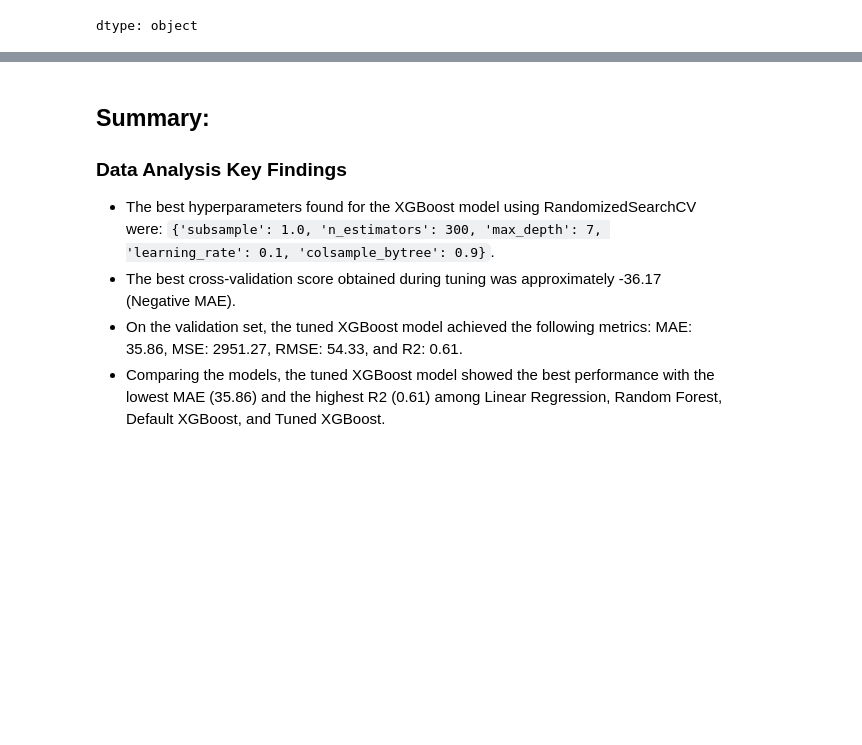
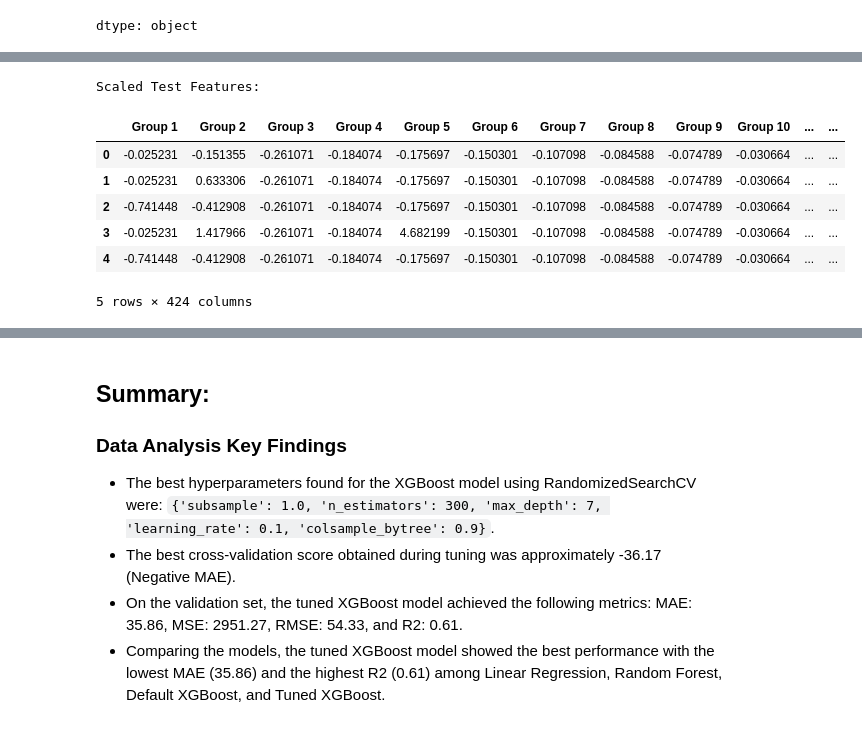
Before and after one commit to Eugeny13/Thermophysical-Property-Melting-Point, a Jupyter notebook: Thermophysical_Property.ipynb, the cells around one changed output, grey strips where cells are left out. Cells and saved outputs as stored; diff of their text form; code cells hidden in the pictures; blank space fills up the shorter version.

```diff
--- a/Thermophysical_Property.ipynb
+++ b/Thermophysical_Property.ipynb
@@ -1294,0 +1317,16 @@ dtype: object
+# %%
+# Scale the test features using the fitted scaler
+test_features_scaled = scaler.transform(test_features)
+
+# Display the first few rows of the scaled test features
+print("Scaled Test Features:")
+display(pd.DataFrame(test_features_scaled, columns=test_features.columns).head())
+# %% [output]
+Scaled Test Features:
+|  | Group 1 | Group 2 | Group 3 | Group 4 | Group 5 | Group 6 | Group 7 | Group 8 | Group 9 | Group 10 | ... | ... |
+| 0 | -0.025231 | -0.151355 | -0.261071 | -0.184074 | -0.175697 | -0.150301 | -0.107098 | -0.084588 | -0.074789 | -0.030664 | ... | ... |
+| 1 | -0.025231 | 0.633306 | -0.261071 | -0.184074 | -0.175697 | -0.150301 | -0.107098 | -0.084588 | -0.074789 | -0.030664 | ... | ... |
+| 2 | -0.741448 | -0.412908 | -0.261071 | -0.184074 | -0.175697 | -0.150301 | -0.107098 | -0.084588 | -0.074789 | -0.030664 | ... | ... |
+| 3 | -0.025231 | 1.417966 | -0.261071 | -0.184074 | 4.682199 | -0.150301 | -0.107098 | -0.084588 | -0.074789 | -0.030664 | ... | ... |
+| 4 | -0.741448 | -0.412908 | -0.261071 | -0.184074 | -0.175697 | -0.150301 | -0.107098 | -0.084588 | -0.074789 | -0.030664 | ... | ... |
+5 rows × 424 columns
```
Also changed, not shown: parts of 4 cells of this notebook.
